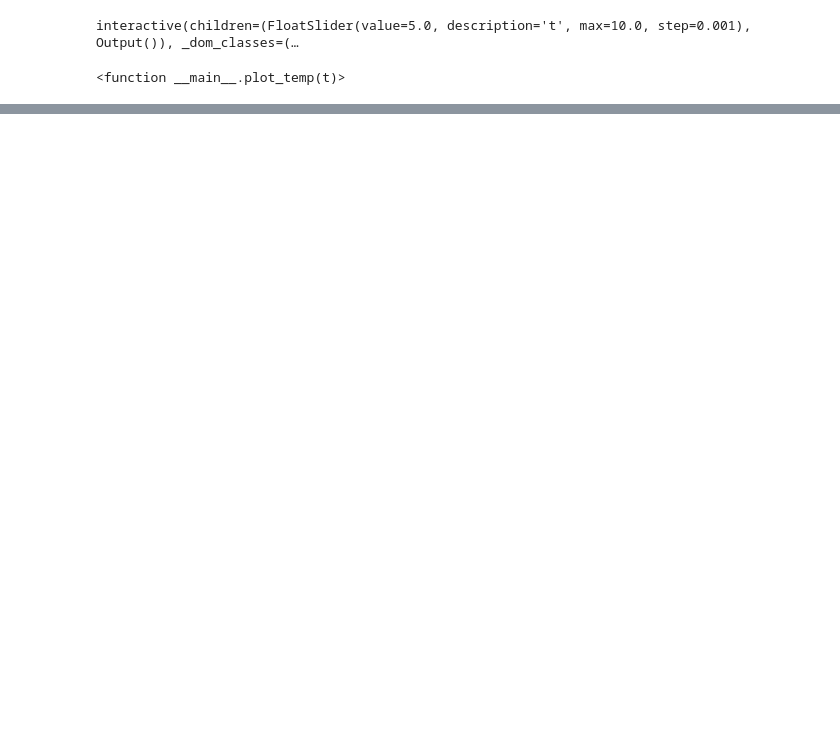
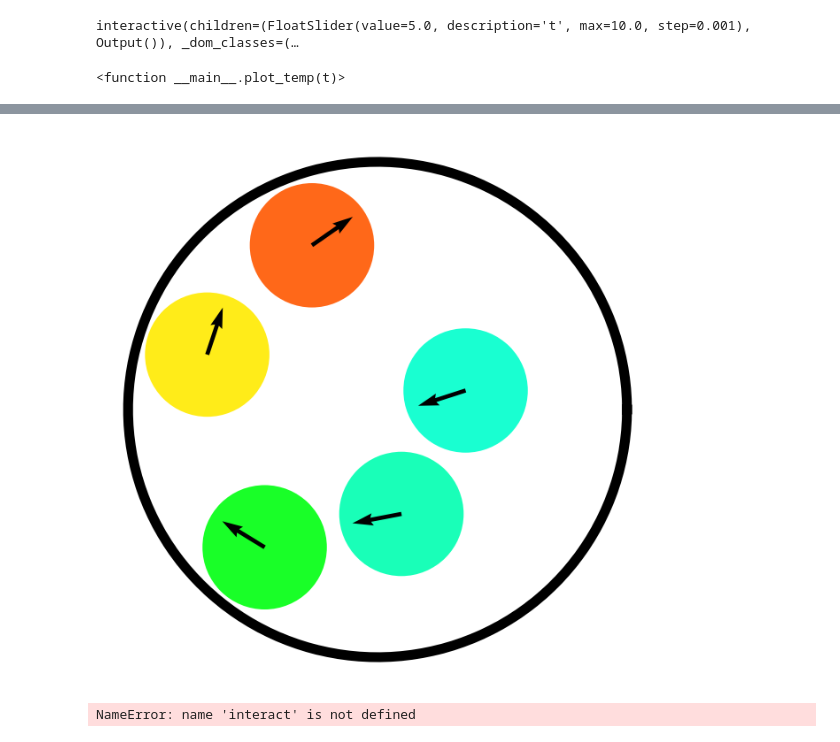
Before and after one commit to BenedictRussell/MA932-Project, a Jupyter notebook: ABP_simulation.ipynb, the cells around one changed output, grey strips where cells are left out. Cells and saved outputs as stored; diff of their text form; code cells hidden in the pictures; blank space fills up the shorter version.

```diff
--- a/ABP_simulation.ipynb
+++ b/ABP_simulation.ipynb
@@ -61,0 +96,17 @@ plt.plot(store)
+# %%
+x,y,th,o = next(last_work)
+#print(o*180/np.pi)
+
+f.scatter(x,y,th)
+plt.savefig('sim_end.svg')
+# %% [output]
+[figure, added]
+# %%
+def plot_temp(t):
+    x,y,th,o = next(last_work)
+    #print(o*180/np.pi)
+    f.scatter(x,y,th)
+
+interact(plot_temp, t=(0,10,0.001))
+# %% [output]
+NameError: name 'interact' is not defined
```
Also changed, not shown: parts of 13 cells of this notebook, 11 other files.
